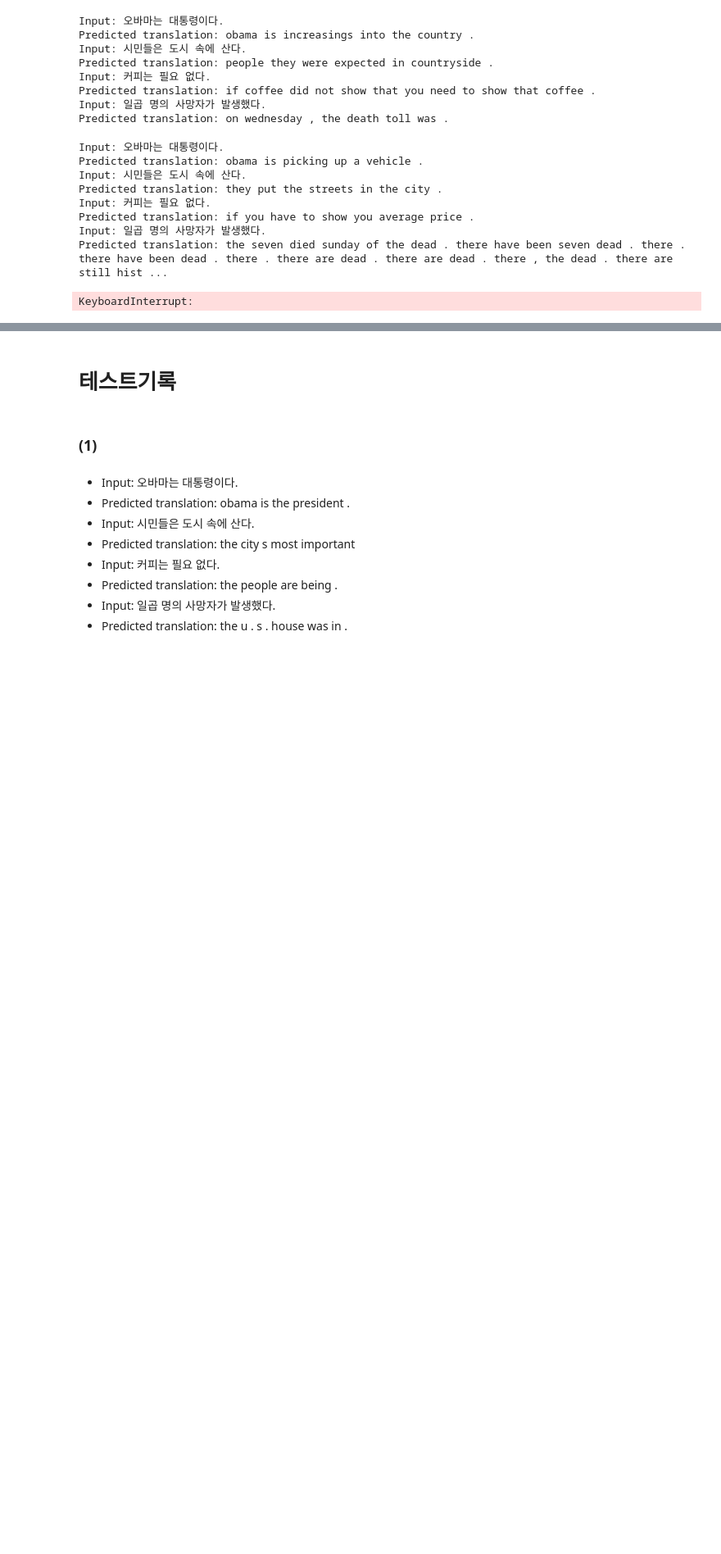
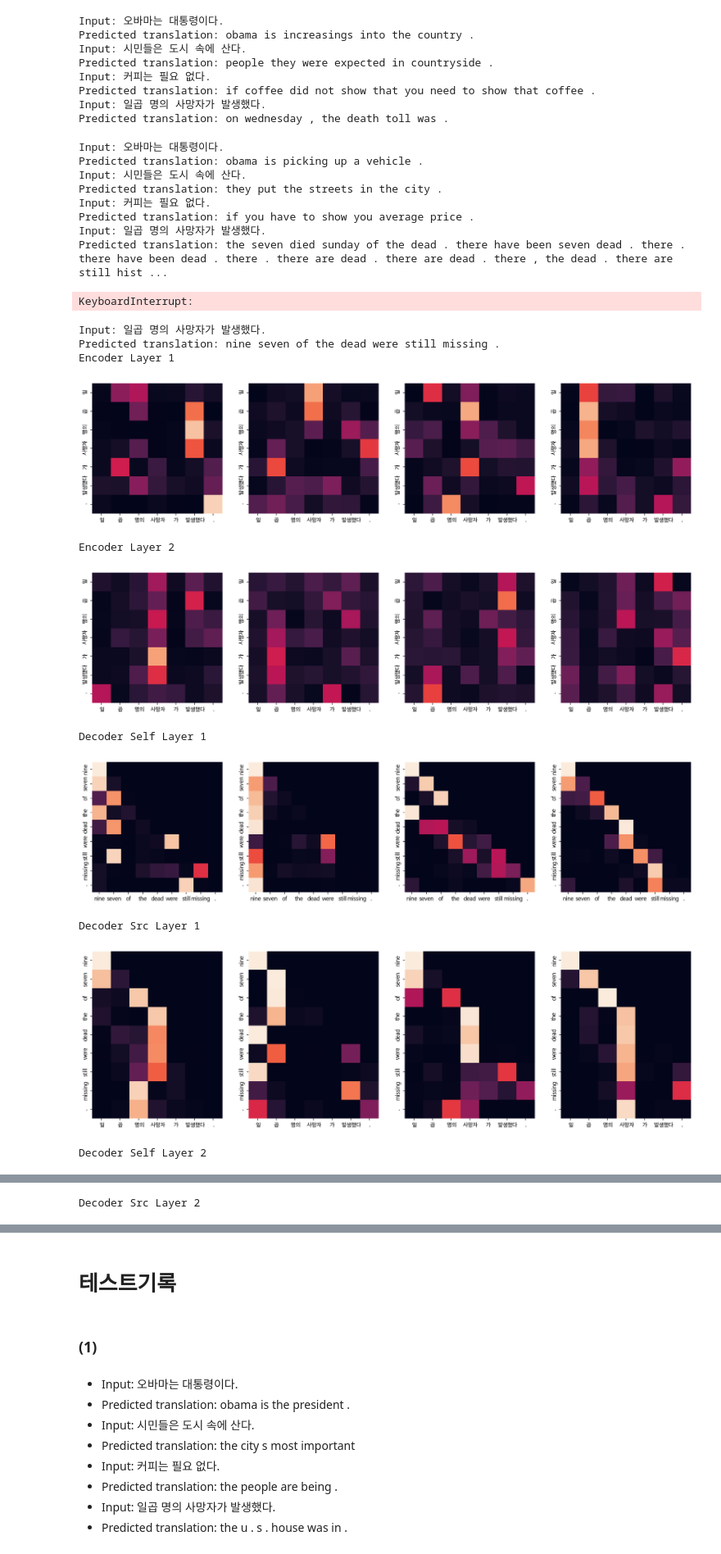
Before and after one commit to rohhail/AIFFEL-QUEST, a Jupyter notebook: GoingDeeper/Quest5/Transformer로 번역기 만들기.ipynb, the cells around one changed output, grey strips where cells are left out. Shown at 82% size. Cells and saved outputs as stored; diff of their text form; code cells hidden in the pictures; blank space fills up the shorter version.

```diff
--- a/GoingDeeper/Quest5/Transformer로 번역기 만들기.ipynb
+++ b/GoingDeeper/Quest5/Transformer로 번역기 만들기.ipynb
@@ -858,3 +858,17 @@ Predicted translation: if you have to show you average price .
 Input: 일곱 명의 사망자가 발생했다.
 Predicted translation: the seven died sunday of the dead . there have been seven dead . there . there have been dead . there . there are dead . there are dead . there , the dead . there are still hist ...
 KeyboardInterrupt:
+# %%
+translate(example, transformer, ko_tokenizer, en_tokenizer, plot_attention=True)
+# %% [output]
+Input: 일곱 명의 사망자가 발생했다.
+Predicted translation: nine seven of the dead were still missing .
+Encoder Layer 1
+[figure, added]
+Encoder Layer 2
+[figure, added]
+Decoder Self Layer 1
+[figure, added]
+Decoder Src Layer 1
+[figure, added]
+Decoder Self Layer 2
@@ -860,0 +876 @@ KeyboardInterrupt:
+Decoder Src Layer 2
```
Also changed, not shown: parts of 1 cell of this notebook.
